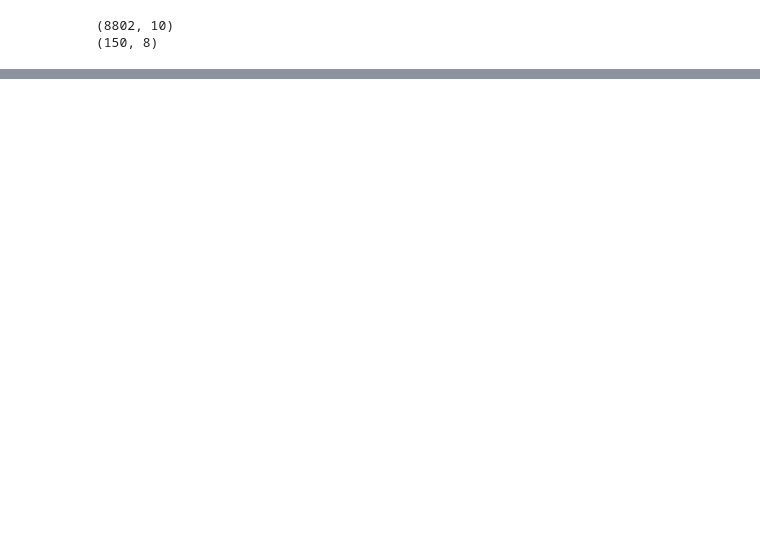
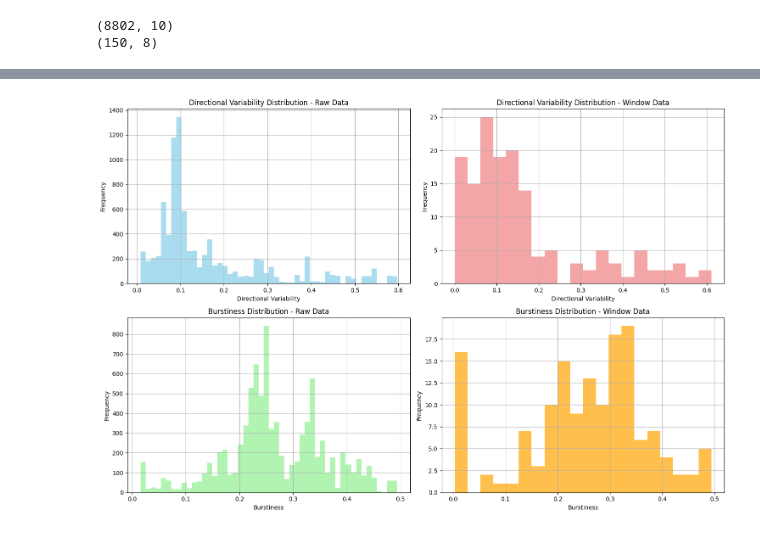
Before and after one commit to tudormatei/dsai-project, a Jupyter notebook: rule_based_labeling/rule_based_labeling.ipynb, the cells around one changed output, grey strips where cells are left out. Drawn from its saved outputs; the diff is of its cells as text; code cells hidden in the pictures; blank space fills up the shorter version.

Commit message:
burstiness and directional variability added, average acc 75%

```diff
--- a/rule_based_labeling/rule_based_labeling.ipynb
+++ b/rule_based_labeling/rule_based_labeling.ipynb
@@ -220,0 +394,79 @@ Window data - Static posture rate: 0.000
+# %%
+# =============================================================================
+# STEP 7: ADVANCED FEATURE ANALYSIS - NEW FEATURES DEEP DIVE
+# =============================================================================
+# This cell provides comprehensive analysis of the newly engineered features:
+#
+# NEW FEATURES ANALYZED:
+# 1. Directional Variability: Measures motion direction changes (smooth vs erratic)
+#    - Higher values = more directional changes (erratic motion)
+#    - Lower values = consistent direction (smooth motion)
+#
+# 2. Burstiness: Measures impulsive/spiky motion patterns
+#    - Higher values = more bursty/jerky motion
+#    - Lower values = smoother, continuous motion
+#
+# ANALYSIS INCLUDES:
+# - Statistical summaries (mean, std) for both raw and window data
+# - Feature correlation matrix to understand relationships
+# - Distribution visualizations (histograms) for both features
+# - Comparison between raw and window data patterns
+#
+# PURPOSE:
+# - Validate new feature computation
+# - Understand feature characteristics and ranges
+# - Identify correlations with existing features
+# - Prepare for rule-based classification using new features
+
+# Analyze the new features
+print("NEW FEATURES ANALYSIS:")
+print("=" * 50)
+
+print("\nDirectional Variability Analysis:")
+print(f"Raw data - Mean: {raw_df['directional_variability'].mean():.4f}, Std: {raw_df['directional_variability'].std():.4f}")
+print(f"Window data - Mean: {window_df['directional_variability'].mean():.4f}, Std: {window_df['directional_variability'].std():.4f}")
+
+print("\nBurstiness Analysis:")
+print(f"Raw data - Mean: {raw_df['burstiness'].mean():.4f}, Std: {raw_df['burstiness'].std():.4f}")
+print(f"Window data - Mean: {window_df['burstiness'].mean():.4f}, Std: {window_df['burstiness'].std():.4f}")
+
+print("\nFeature Correlation Analysis:")
+feature_cols = ["motion_intensity", "vertical_dominance", "static_posture", "directional_variability", "burstiness"]
+correlation_matrix = raw_df[feature_cols].corr()
+print(correlation_matrix)
+
+# Visualize the new features
+import matplotlib.pyplot as plt
+
+fig, axes = plt.subplots(2, 2, figsize=(15, 10))
+
+# Directional variability distribution
+raw_df['directional_variability'].hist(bins=50, ax=axes[0,0], alpha=0.7, color='skyblue')
+axes[0,0].set_title('Directional Variability Distribution - Raw Data')
+axes[0,0].set_xlabel('Directional Variability')
+axes[0,0].set_ylabel('Frequency')
+
+window_df['directional_variability'].hist(bins=20, ax=axes[0,1], alpha=0.7, color='lightcoral')
+axes[0,1].set_title('Directional Variability Distribution - Window Data')
+axes[0,1].set_xlabel('Directional Variability')
+axes[0,1].set_ylabel('Frequency')
+
+# Burstiness distribution
+raw_df['burstiness'].hist(bins=50, ax=axes[1,0], alpha=0.7, color='lightgreen')
+axes[1,0].set_title('Burstiness Distribution - Raw Data')
+axes[1,0].set_xlabel('Burstiness')
+axes[1,0].set_ylabel('Frequency')
+
+window_df['burstiness'].hist(bins=20, ax=axes[1,1], alpha=0.7, color='orange')
+axes[1,1].set_title('Burstiness Distribution - Window Data')
+axes[1,1].set_xlabel('Burstiness')
+axes[1,1].set_ylabel('Frequency')
+
+plt.tight_layout()
+plt.show()
+
+print(f"\nFeature Summary:")
+print(f"Total features in raw data: {raw_df.shape[1]}")
+print(f"Total features in window data: {window_df.shape[1]}")
+print(f"New features added: directional_variability, burstiness")
+# %% [output]
@@ -220,0 +490 @@ Window data - Static posture rate: 0.000
+[figure, added]
```
Also changed, not shown: parts of 9 cells of this notebook, 4 other files.
